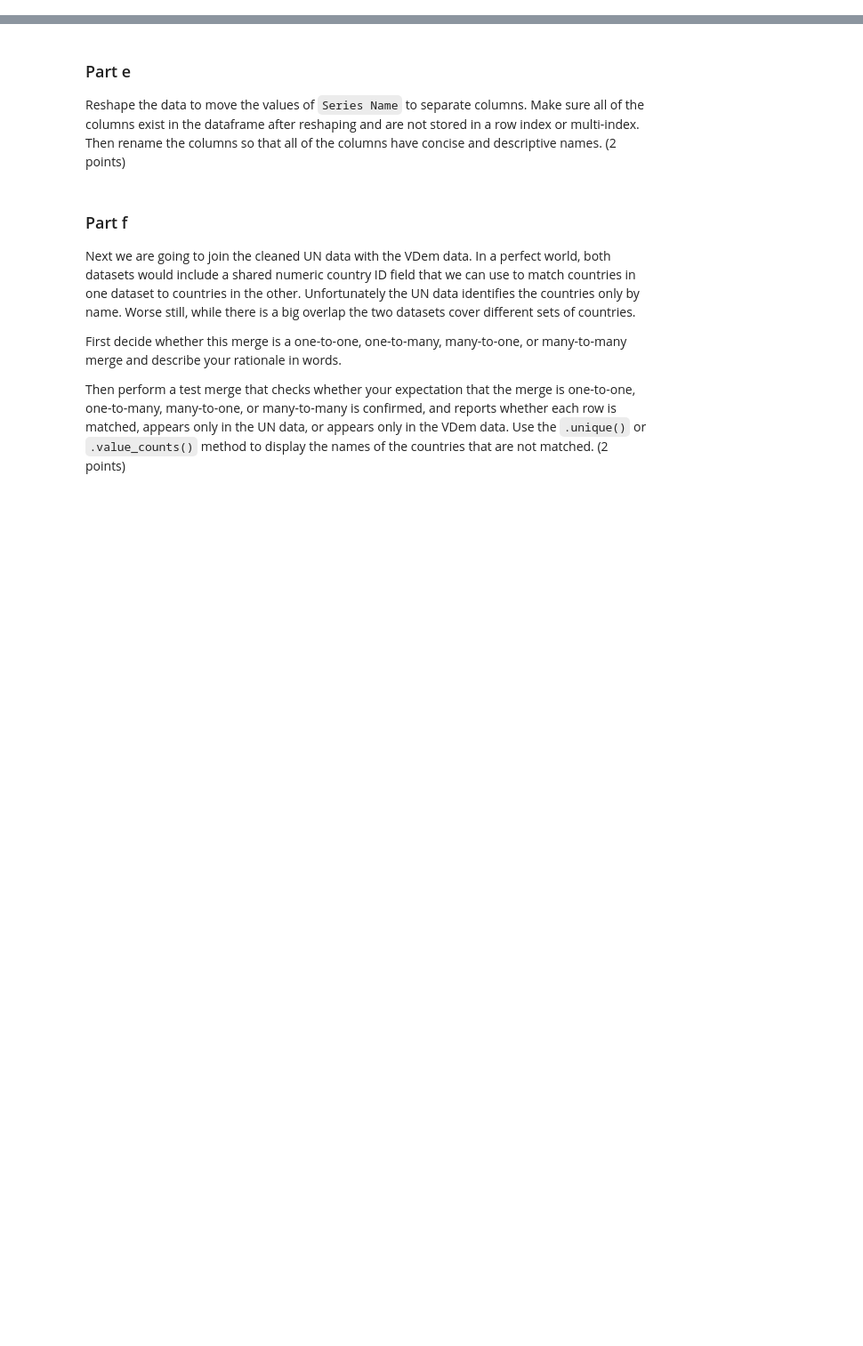
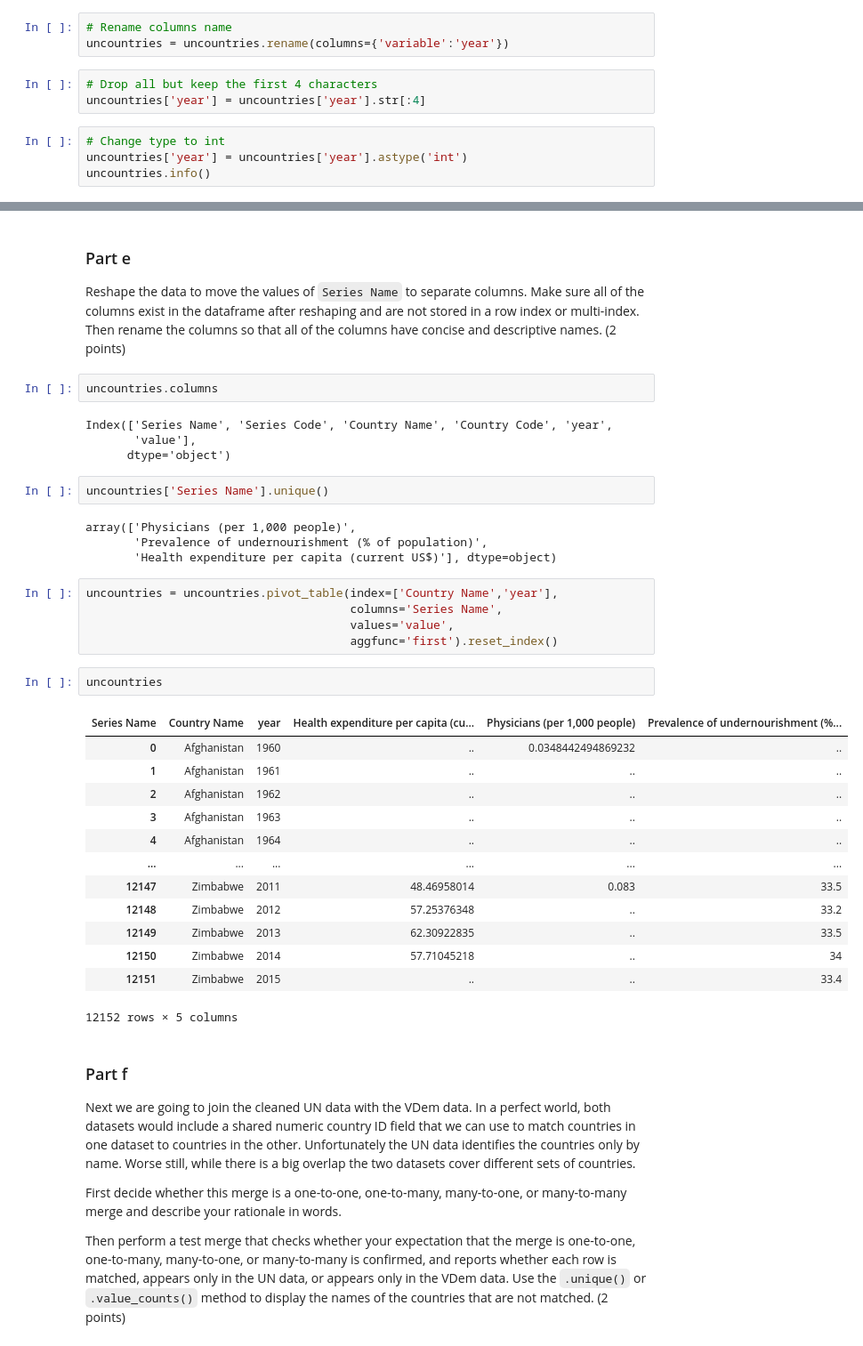
Before and after one commit to allaccountstaken/surfing_data_pipeline, a Jupyter notebook: M9/labassignment9.ipynb, the cells around one changed output, grey strips where cells are left out. Shown at 89% size. Saved outputs shown, nothing was run; the diff lists cells and outputs as text; blank space fills up the shorter version.

Commit message:
pivot on series name

```diff
--- a/M9/labassignment9.ipynb
+++ b/M9/labassignment9.ipynb
@@ -189,3 +247,13 @@ Reshape the UN data to move the years from the columns to the rows. (Once the ye
 Rename the `variable` column to `year`. Then use string methods to remove the ends such as "[YR1960]" from the values of the new `year` column and convert the column to an integer data type.
 
 Also, for whatever reason, real world data often contains multiple variables that are just different representations of the same information. In this case, the `Series Name` and `Series Code` variables tell us exactly the same thing, and the `Country Name` and `Country Code` variables tell us exactly the same thing. Unless I have a very good reason to keep both, I generally prefer to drop variables that are redundant and coded in a less helpful way. So drop `Series Code` and `Country Code`. (2 points)
+# %%
+# Rename columns name
+uncountries = uncountries.rename(columns={'variable':'year'})
+# %%
+# Drop all but keep the first 4 characters
+uncountries['year'] = uncountries['year'].str[:4]
+# %%
+# Change type to int
+uncountries['year'] = uncountries['year'].astype('int')
+uncountries.info()
@@ -192,6 +274,39 @@ Also, for whatever reason, real world data often contains multiple variables tha
 # %% [markdown]
 ### Part e
 Reshape the data to move the values of `Series Name` to separate columns. Make sure all of the columns exist in the dataframe after reshaping and are not stored in a row index or multi-index. Then rename the columns so that all of the columns have concise and descriptive names. (2 points)
+# %%
+uncountries.columns
+# %% [output]
+Index(['Series Name', 'Series Code', 'Country Name', 'Country Code', 'year',
+       'value'],
+      dtype='object')
+# %%
+uncountries['Series Name'].unique()
+# %% [output]
+array(['Physicians (per 1,000 people)',
+       'Prevalence of undernourishment (% of population)',
+       'Health expenditure per capita (current US$)'], dtype=object)
+# %%
+uncountries = uncountries.pivot_table(index=['Country Name','year'],
+                                      columns='Series Name',
+                                      values='value',
+                                      aggfunc='first').reset_index()
+# %%
+uncountries
+# %% [output]
+| Series Name | Country Name | year | Health expenditure per capita (cu... | Physicians (per 1,000 people) | Prevalence of undernourishment (%... |
+| 0 | Afghanistan | 1960 | .. | 0.0348442494869232 | .. |
+| 1 | Afghanistan | 1961 | .. | .. | .. |
+| 2 | Afghanistan | 1962 | .. | .. | .. |
+| 3 | Afghanistan | 1963 | .. | .. | .. |
+| 4 | Afghanistan | 1964 | .. | .. | .. |
+| ... | ... | ... | ... | ... | ... |
+| 12147 | Zimbabwe | 2011 | 48.46958014 | 0.083 | 33.5 |
+| 12148 | Zimbabwe | 2012 | 57.25376348 | .. | 33.2 |
+| 12149 | Zimbabwe | 2013 | 62.30922835 | .. | 33.5 |
+| 12150 | Zimbabwe | 2014 | 57.71045218 | .. | 34 |
+| 12151 | Zimbabwe | 2015 | .. | .. | 33.4 |
+12152 rows × 5 columns
 # %% [markdown]
 ### Part f
 Next we are going to join the cleaned UN data with the VDem data. In a perfect world, both datasets would include a shared numeric country ID field that we can use to match countries in one dataset to countries in the other. Unfortunately the UN data identifies the countries only by name. Worse still, while there is a big overlap the two datasets cover different sets of countries.
```
Also changed, not shown: parts of 6 cells of this notebook.
